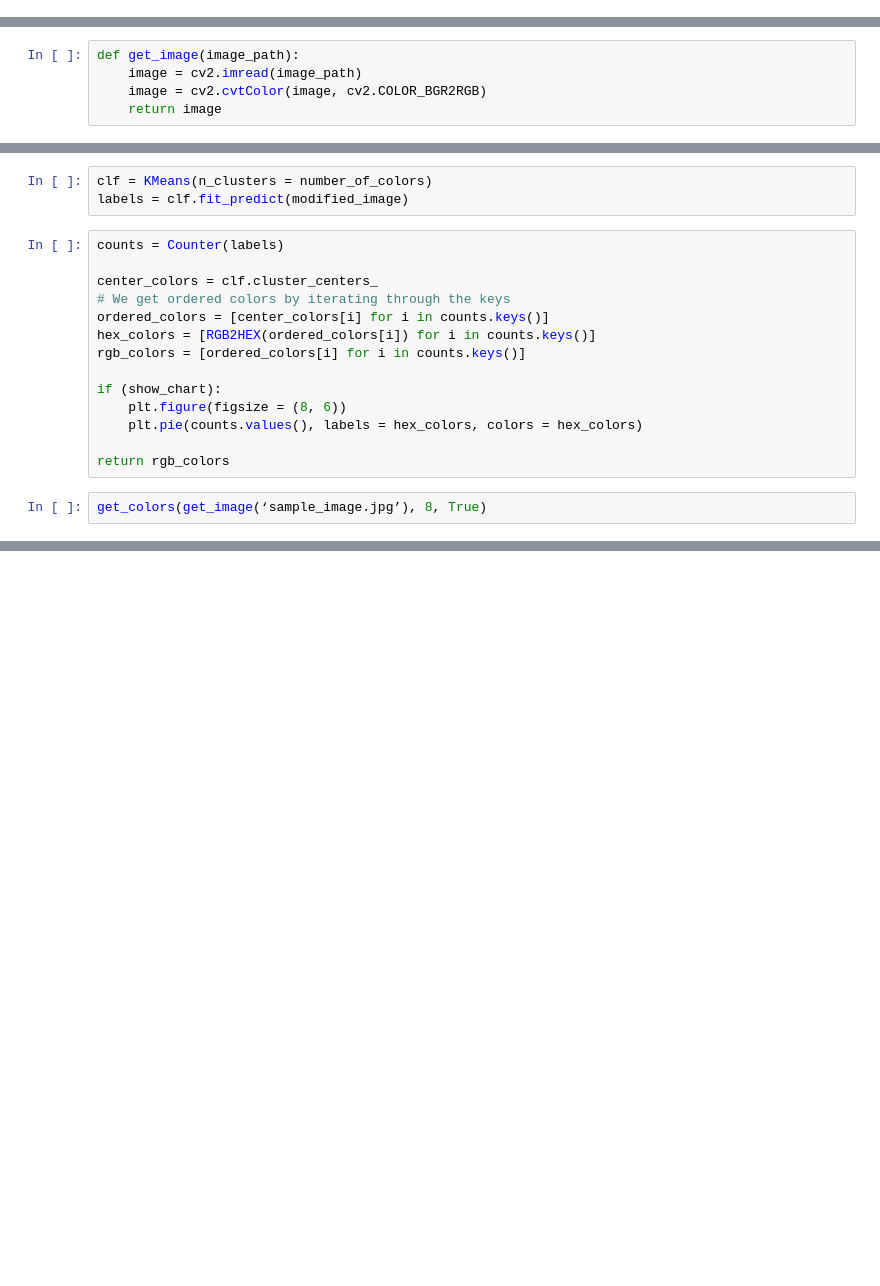
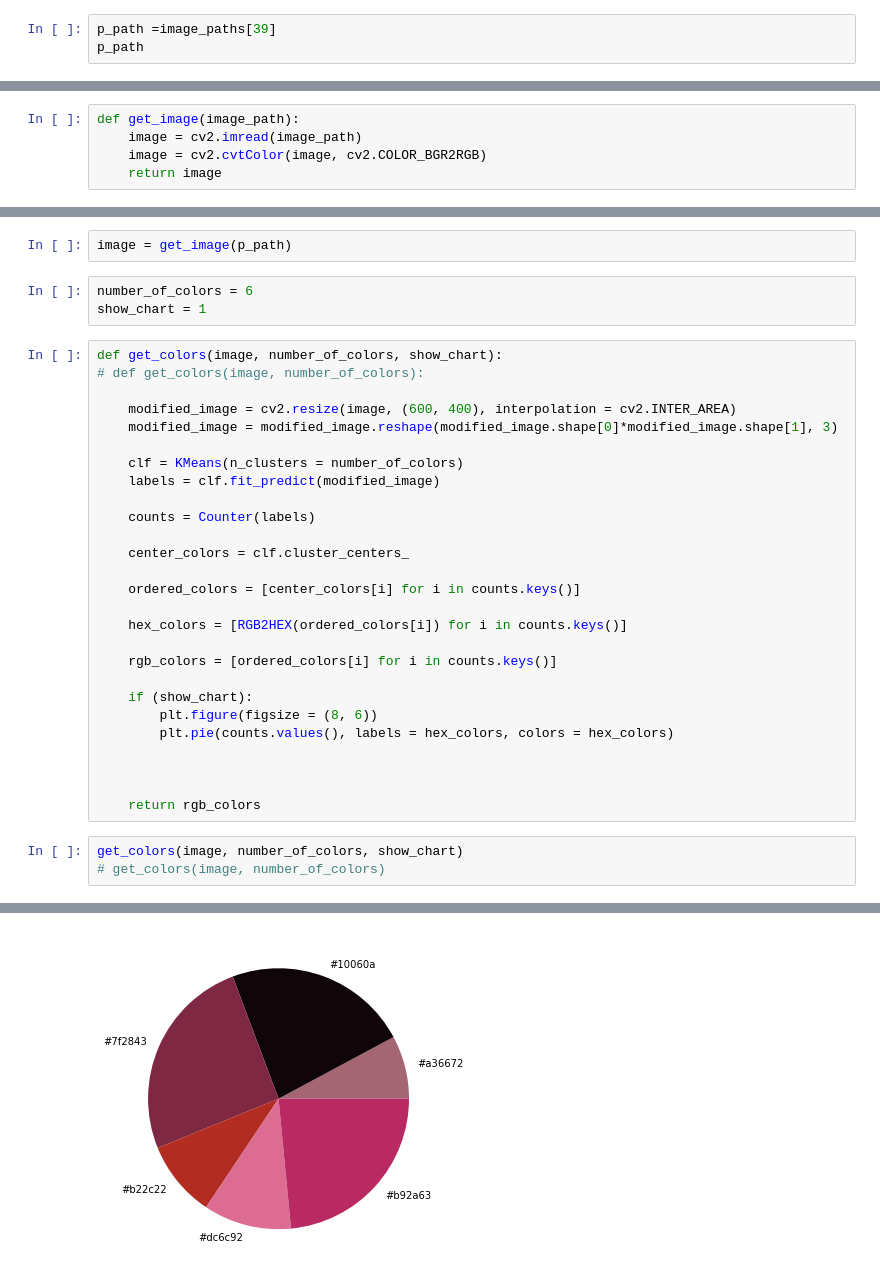
Before and after one commit to Rawanalmobarak/-Emotions-Evoked-from-Colors-of-Paintings-Art-Emotions, a Jupyter notebook: code/KMeans.ipynb, the cells around one changed output, grey strips where cells are left out. Drawn from its saved outputs; the diff is of its cells as text; blank space fills up the shorter version.

```diff
--- a/code/KMeans.ipynb
+++ b/code/KMeans.ipynb
@@ -23,0 +63,3 @@ def RGB2HEX(color):
+# %%
+p_path =image_paths[39]
+p_path
@@ -32,19 +73,36 @@ modified_image = modified_image.reshape(modified_image.shape[0]*modified_image.s
-# %%
-clf = KMeans(n_clusters = number_of_colors)
-labels = clf.fit_predict(modified_image)
+# %%
+image = get_image(p_path)
+# %%
+number_of_colors = 6
+show_chart = 1
 # %%
-counts = Counter(labels)
+def get_colors(image, number_of_colors, show_chart):
+# def get_colors(image, number_of_colors):
 
-center_colors = clf.cluster_centers_
-# We get ordered colors by iterating through the keys
-ordered_colors = [center_colors[i] for i in counts.keys()]
-hex_colors = [RGB2HEX(ordered_colors[i]) for i in counts.keys()]
-rgb_colors = [ordered_colors[i] for i in counts.keys()]
+    modified_image = cv2.resize(image, (600, 400), interpolation = cv2.INTER_AREA)
+    modified_image = modified_image.reshape(modified_image.shape[0]*modified_image.shape[1], 3)
 
-if (show_chart):
-    plt.figure(figsize = (8, 6))
-    plt.pie(counts.values(), labels = hex_colors, colors = hex_colors)
+    clf = KMeans(n_clusters = number_of_colors)
+    labels = clf.fit_predict(modified_image)
 
-return rgb_colors
+    counts = Counter(labels)
+
+    center_colors = clf.cluster_centers_
+
+    ordered_colors = [center_colors[i] for i in counts.keys()]
+
+    hex_colors = [RGB2HEX(ordered_colors[i]) for i in counts.keys()]
+
+    rgb_colors = [ordered_colors[i] for i in counts.keys()]
+
+    if (show_chart):
+        plt.figure(figsize = (8, 6))
+        plt.pie(counts.values(), labels = hex_colors, colors = hex_colors)
+
+
+
+    return rgb_colors
-# %%
-get_colors(get_image(‘sample_image.jpg’), 8, True)
+# %%
+get_colors(image, number_of_colors, show_chart)
+# get_colors(image, number_of_colors)
+# %% [output]
@@ -50,0 +115 @@ get_colors(get_image(‘sample_image.jpg’), 8, True)
+[figure, added]
```
Also changed, not shown: parts of 18 cells of this notebook, 12 other files.
